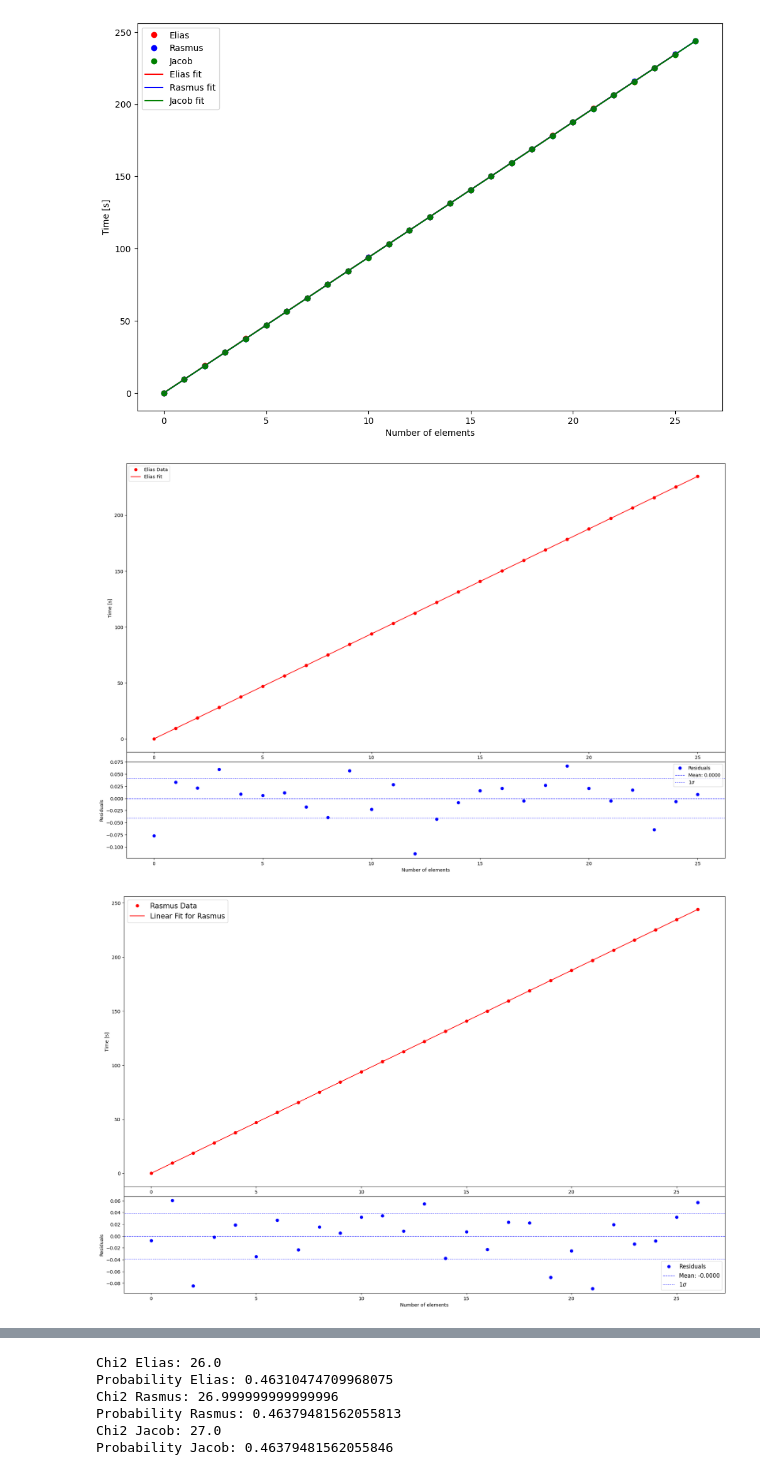
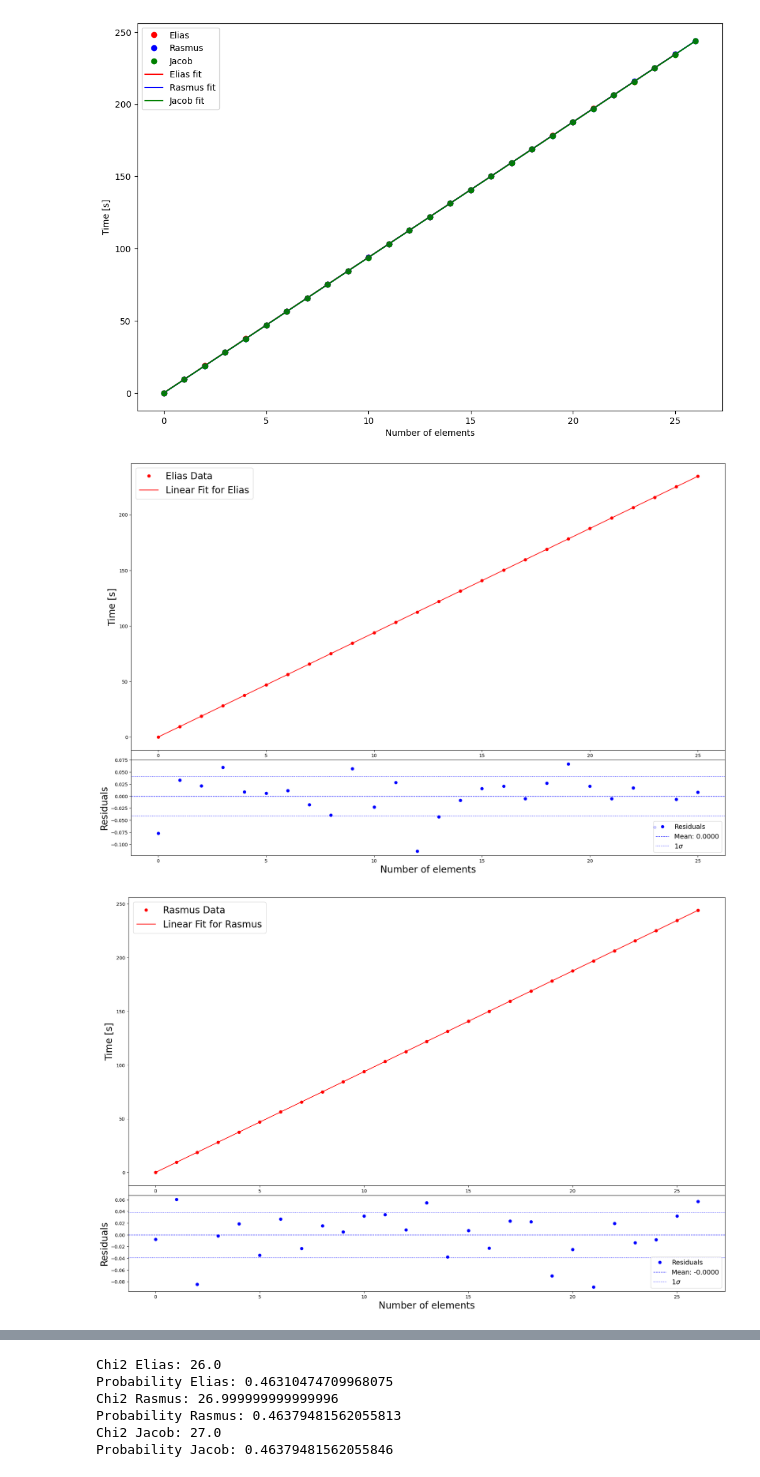
Before and after one commit to EliasBS/AppStat2024, a Jupyter notebook: Project/Pendulum/Data/DataBehandling.ipynb, the cells around one changed output, grey strips where cells are left out. Saved outputs shown, nothing was run; the diff lists cells and outputs as text; code cells hidden in the pictures.

```diff
--- a/Project/Pendulum/Data/DataBehandling.ipynb
+++ b/Project/Pendulum/Data/DataBehandling.ipynb
@@ -78,9 +78,9 @@ counts_J, edges_J = np.histogram(J_res, bins=bins_b)
 center = (edges[:-1] + edges[1:]) / 2
 center_R = (edges_R[:-1] + edges_R[1:]) / 2
 center_J = (edges_J[:-1] + edges_J[1:]) / 2
-error_E = np.std(E_res)/np.sqrt(len(E_res))
-error_R = np.std(R_res)/np.sqrt(len(R_res))
-error_J = np.std(J_res)/np.sqrt(len(J_res))
+error_E = np.std(E_res)#/np.sqrt(len(E_res))
+error_R = np.std(R_res)#/np.sqrt(len(R_res))
+error_J = np.std(J_res)#/np.sqrt(len(J_res))
 pop = curvefit_residual(counts, center)
 pop_R = curvefit_residual(counts_R, center_R)
 pop_J = curvefit_residual(counts_J, center_J)
@@ -150,74 +150,76 @@ ax.set_xticks([])
 # fig = plt.figure(figsize=(10, 8))
 gs = fig.add_gridspec(2, height_ratios=[3, 1], hspace=0.05)
 
-error_E_res = error_E*np.sqrt(len(E_res))
-error_R_res = error_R*np.sqrt(len(R_res))
-error_J_res = error_J*np.sqrt(len(J_res))
+error_E_res = error_E#*np.sqrt(len(E_res))
+error_R_res = error_R#*np.sqrt(len(R_res))
+error_J_res = error_J#*np.sqrt(len(J_res))
 
 
 # Main plot (data and fit)
 ax1 = fig.add_subplot(gs[0])
 ax1.plot(E_idx, E_time, 'ro', label='Elias Data')
 ax1.plot(E_idx, line(E_idx, *E_popt), 'r-', label='Linear Fit for Elias')
-ax1.set(ylabel = 'Time [s]', xlabel = 'Number of completed periods')
-ax1.legend(loc='upper left', fontsize=15)
+ax1.set(ylabel = 'Time [s]', xlabel = 'Number of completed period0')
+ax1.set_ylabel('Time [s]', fontsize=20)
+ax1.legend(loc='upper left', fontsize=20)
 # ax1.set_xticklabels([])  # Hide x-axis labels for the main plot
 
 # Residuals plot
 ax2 = fig.add_subplot(gs[1], sharex = ax1)
 ax2.plot(E_idx, E_res, 'bo', label='Residuals')
-ax2.set_xlabel('Number of elements')
-ax2.set_ylabel('Residuals')
+ax2.set_xlabel('Number of elements', fontsize=20)
+ax2.set_ylabel('Residuals', fontsize =20)
 ax2.axhline(np.mean(E_res) , color='blue', linestyle='--', linewidth=1, label='Mean: %.4f' % np.mean(E_res))
 ax2.axhline(error_E_res, color='blue', linestyle=':', linewidth=1, label='1$\sigma$')
 ax2.axhline(-error_E_res, color='blue', linestyle=':', linewidth=1)
 #ax2.set_yticklabels([])
 #ax2.set_yticks([])
-ax2.legend(loc='upper right')
+ax2.legend(loc='lower right', fontsize=14)
 
 plt.tight_layout()
-plt.savefig('Elias_fit.png')
+plt.savefig('Elias_fit.png', bbox_inches='tight', pad_inches=0.1)
 plt.show()
 # %% [output]
-[figure, old version]
+[figure, new version]
 # %%
 R_popt, pcov_R = curvefit(R_idx, R_time, error_R*np.ones(len(R_time)))
 
 fig, ax = plt.subplots(figsize=(18, 12))
 ax.set_yticklabels([])
 ax.set_yticks([])
 ax.set_xticklabels([])
 ax.set_xticks([])
 gs = fig.add_gridspec(2, height_ratios=[3, 1], hspace=0.05)
 
-error_R_res = error_R*np.sqrt(len(R_res))
+error_R_res = error_R#*np.sqrt(len(R_res))
 
 # Main plot (data and fit)
 ax1 = fig.add_subplot(gs[0])
 ax1.plot(R_idx, R_time, 'ro', label='Rasmus Data')
 ax1.plot(R_idx, line(R_idx, *R_popt), 'r-', label='Linear Fit for Rasmus')
 
 ax1.set(ylabel = 'Time [s]', xlabel = 'Number of completed periods')
-ax1.legend(loc='upper left', fontsize=15)
+ax1.set_ylabel('Time [s]', fontsize=20)
+ax1.legend(loc='upper left', fontsize=20)
 # ax1.set_xticklabels([])  # Hide x-axis labels for the
 
 # Residuals plot
 ax2 = fig.add_subplot(gs[1], sharex = ax1)
 ax2.plot(R_idx, R_res, 'bo', label='Residuals')
-ax2.set_xlabel('Number of elements')
-ax2.set_ylabel('Residuals')
+ax2.set_xlabel('Number of elements', fontsize=20)
+ax2.set_ylabel('Residuals', fontsize =20)
 ax2.axhline(np.mean(R_res) , color='blue', linestyle='--', linewidth=1, label='Mean: %.4f' % np.mean(R_res))
 ax2.axhline(error_R_res, color='blue', linestyle=':', linewidth=1, label='1$\sigma$')
 ax2.axhline(-error_R_res, color='blue', linestyle=':', linewidth=1)
 #ax2.set_yticklabels([])
 #ax2.set_yticks([])
-ax2.legend(loc='lower right', fontsize=12)
+ax2.legend(loc='lower right', fontsize=14)
 
 plt.tight_layout()
-plt.savefig('Rasmus_residual.png')
+plt.savefig('Rasmus_residual.png', bbox_inches='tight', pad_inches=0.1)
 plt.show()
 # %% [output]
-[figure, old version]
+[figure, new version]
 # %%
 J_popt, pcov_J = curvefit(J_idx, J_time, error_J*np.ones(len(J_time)))
 
```
Also changed, not shown: parts of 6 cells of this notebook, 2 other files.
